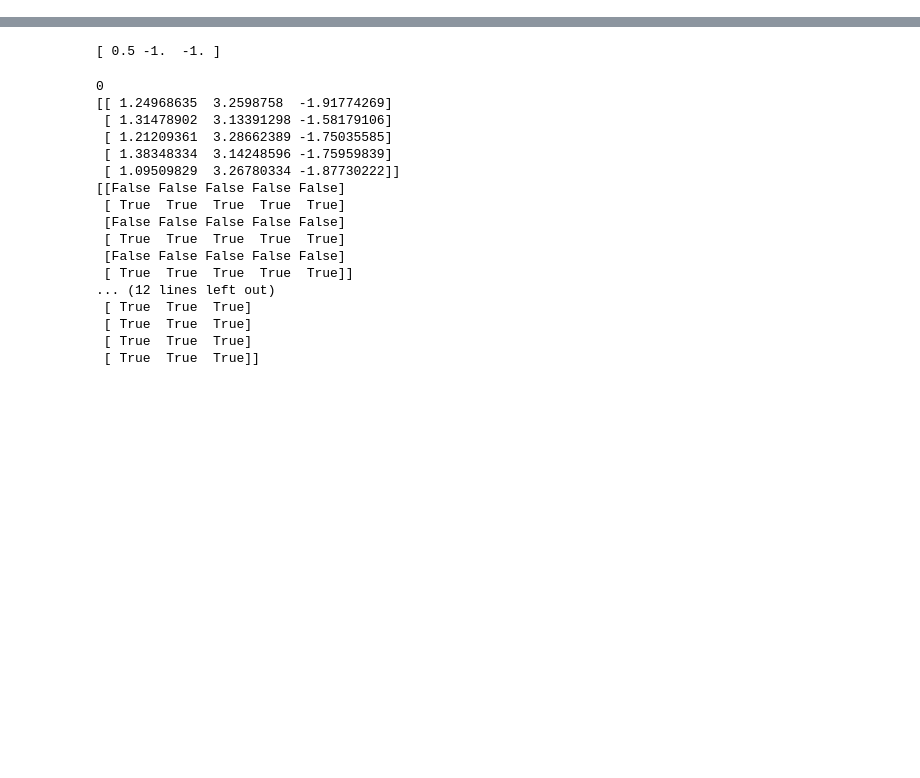
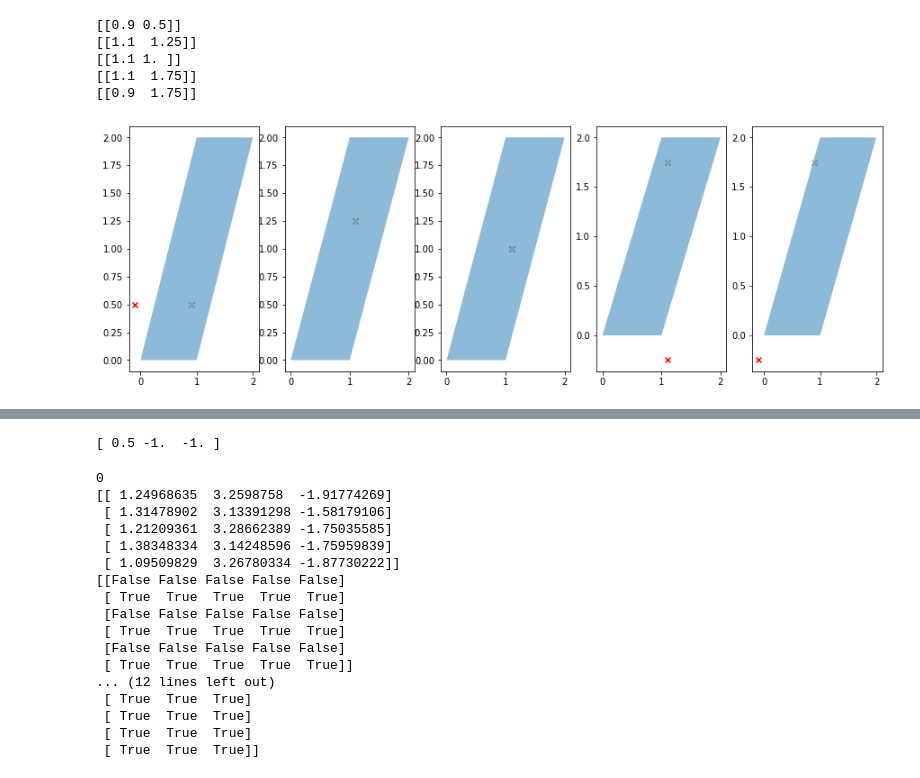
Before and after one commit to xmax1/nn_ansatz, a Jupyter notebook: src/scripts/debugging/cell/primitive_cell.ipynb, the cells around one changed output, grey strips where cells are left out. Saved outputs shown, nothing was run; the diff lists cells and outputs as text; code cells hidden in the pictures; blank space fills up the shorter version.

```diff
--- a/src/scripts/debugging/cell/primitive_cell.ipynb
+++ b/src/scripts/debugging/cell/primitive_cell.ipynb
@@ -12,0 +134,64 @@ import matplotlib.pyplot as plt
+# %%
+
+
+points = [np.array([[-0.1, 0.5]]),
+np.array([[1.1, 1.25]]),
+np.array([[1.1, 1.]]),
+np.array([[1.1, -0.25]]),
+np.array([[-0.1, -0.25]])]
+
+n_points = len(points)
+
+polygon = np.array([[0.0, 0.0],
+                    [1., 0.],
+                    [2., 2.],
+                    [1., 2.]])
+
+basis = np.array([[1.0, 0.0],
+                  [1.,  2.]]).T
+
+spanning_vector = np.sum(basis, axis=0, keepdims=True)
+
+inv_basis = np.linalg.inv(basis)
+
+poly = Polygon(polygon, alpha=0.5)
+fig, axs = plt.subplots(1, n_points, figsize=(15, 5))
+
+ax.set_xlim(-0.5, 2.5)
+ax.set_ylim(-0.5, 1.5)
+
+def pbc(point):
+    y = point.dot(inv_basis)
+    y = inv_basis.dot(point.T)
+    y = np.fmod(y, 1.)
+    y[y < 0] += 1.
+    y = basis.dot(y)
+    return y.T
+
+def pbcb(point):
+    b = basis.T   # basis along the row vectors
+    inv_basis = np.linalg.inv(b)
+    y = point.dot(inv_basis)
+    y = np.fmod(y, 1.)
+    y[y < 0] += 1.
+    y = y.dot(b)
+    return y
+
+for p, ax in zip(points, axs):
+    ax.scatter(p[0, 0], p[0, 1], marker='x', color='red')
+    y = pbc(p)
+    ax.scatter(y[0, 0], y[0, 1], marker='x', color='green')
+    y = pbcb(p)
+    print(y)
+    ax.scatter(y[0, 0], y[0, 1], marker='x', color='pink')
+    poly = Polygon(polygon, alpha=0.5)
+    ax.add_patch(poly)
+
+plt.show()
+# %% [output]
+[[0.9 0.5]]
+[[1.1  1.25]]
+[[1.1 1. ]]
+[[1.1  1.75]]
+[[0.9  1.75]]
+[figure, added]
```
Also changed, not shown: parts of 10 cells of this notebook, 6 other files.
